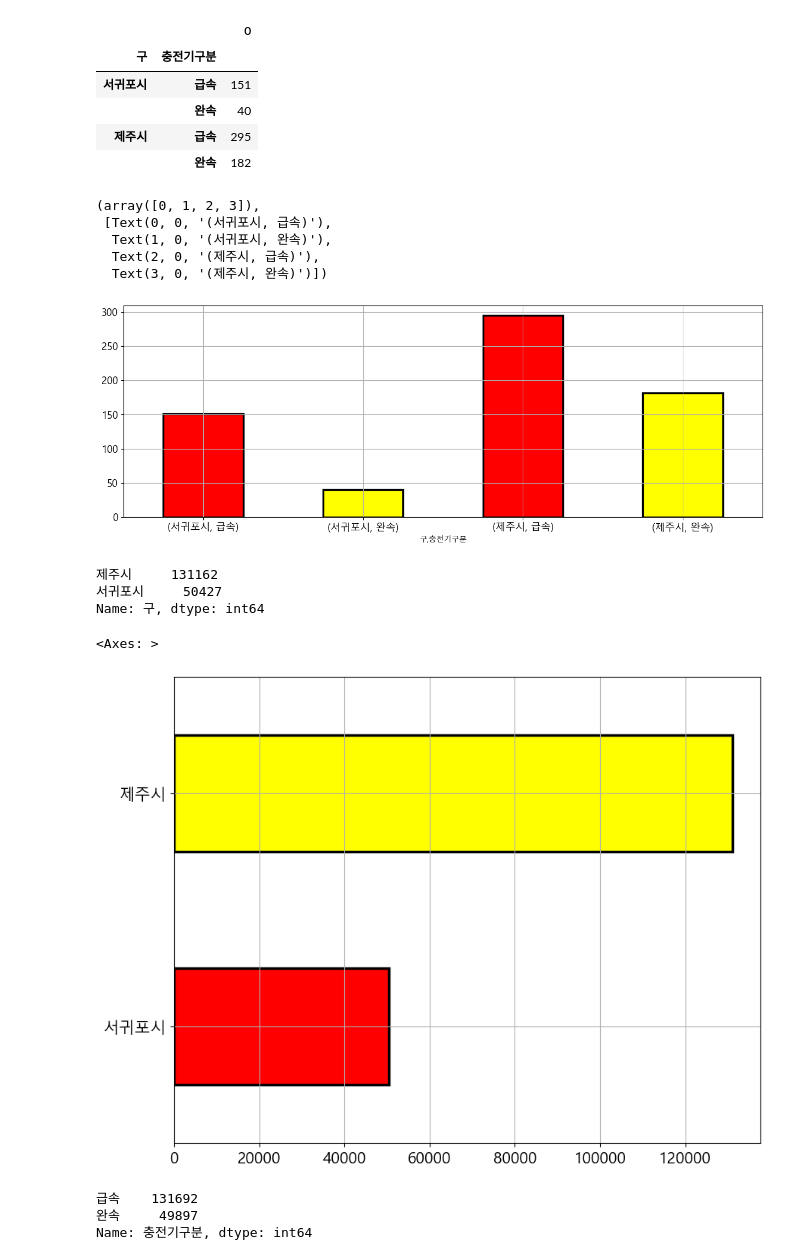
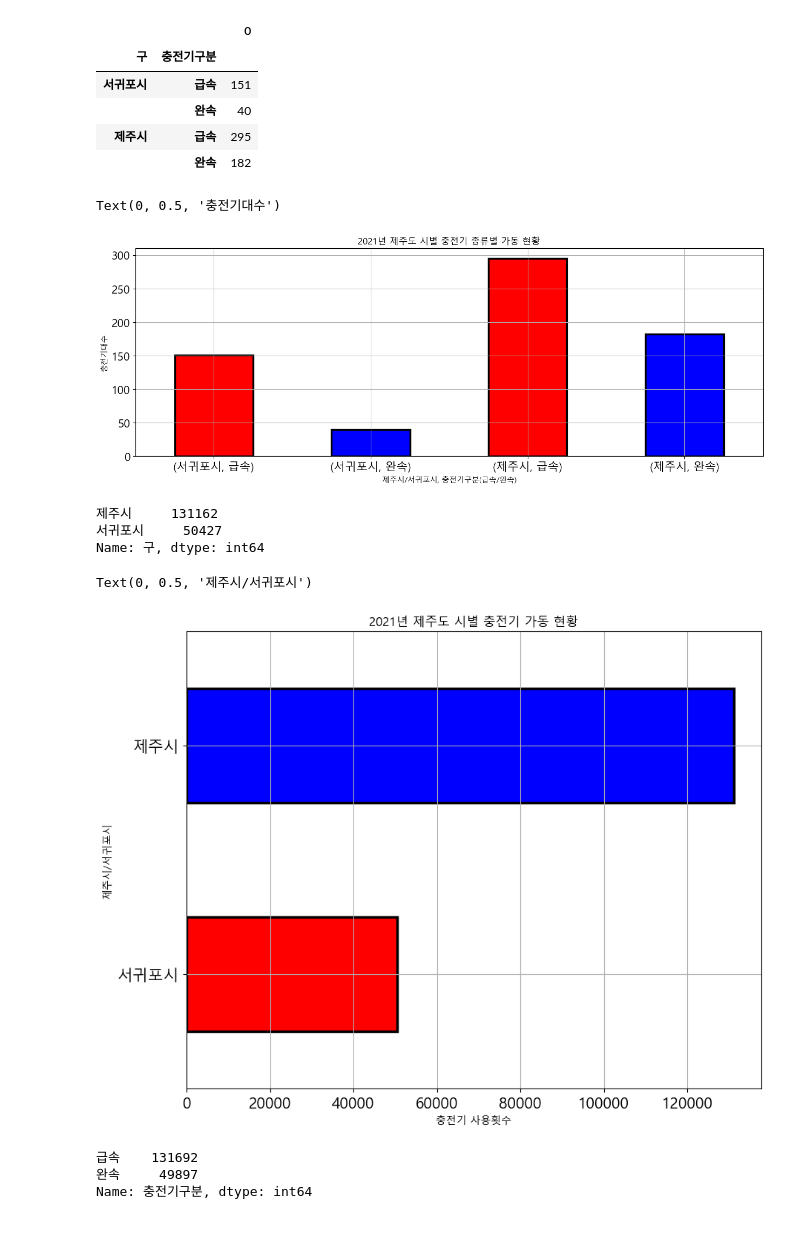
Before and after one commit to YooooSW/project4jo, a Jupyter notebook: chargejeju2021.ipynb, the cells around one changed output. Cells and saved outputs as stored; diff of their text form; code cells hidden in the pictures; blank space fills up the shorter version.

```diff
--- a/chargejeju2021.ipynb
+++ b/chargejeju2021.ipynb
@@ -13,7 +13,7 @@ font_path = "C:/Windows/Fonts/malgun.ttf" # 사용할 폰트명 경로 삽입
 font = font_manager.FontProperties(fname = font_path).get_name()
 rc('font', family = font)
 # %%
-chardatajeju_df = pd.read_excel('제주21년1월부터12월이상치+주소정리.xlsx')
+chardatajeju_df = pd.read_excel('제주21년1월부터12월이상치+주소정리1.xlsx')
 chardatajeju_df
 # %% [output]
 |  | Unnamed: 0 | 본부 | 사업소 | 충전소명 | 충전기 | 충전기ID | 주소 | 충전기구분 | 충전용량 | 충전량 | 충전시간 | ... |
@@ -117,15 +121,14 @@ pd.DataFrame(chargerjeju21_df)
 # 2020년도 제주도 자치구별 충전기 가동 현황을  시각화합니다. (구, 급속, 완속)
 
 chargerjeju21_df.plot.bar()
-chargerjeju21_df.plot.bar(grid=True, color = ['red', 'yellow'], edgecolor = 'black', linewidth = 2.5, figsize=(15,5), fontsize=13)
+chargerjeju21_df.plot.bar(grid=True, color = ['red', 'blue'], edgecolor = 'black', linewidth = 2.5, figsize=(15,5), fontsize=15)
 plt.xticks(rotation = 360)
+plt.title('2021년 제주도 시별 충전기 종류별 가동 현황')
+plt.xlabel('제주시/서귀포시, 충전기구분(급속/완속)')
+plt.ylabel('충전기대수')
 # %% [output]
-(array([0, 1, 2, 3]),
- [Text(0, 0, '(서귀포시, 급속)'),
-  Text(1, 0, '(서귀포시, 완속)'),
-  Text(2, 0, '(제주시, 급속)'),
-  Text(3, 0, '(제주시, 완속)')])
+Text(0, 0.5, '충전기대수')
-[figure, old version]
+[figure, new version]
 # %%
 # 2021년도 전기차충전소 사용빈도(제주시/서귀포시)
 print(chardatajeju_df['구'].value_counts())
@@ -136,12 +139,15 @@ Name: 구, dtype: int64
 # %%
 # 2021년도 제주도 전기차 충전소 사용 빈도 시각화
 
 chargecountjeju21_df = pd.value_counts(chardatajeju_df['구'].values, sort=True, ascending = True)
 chargecountjeju21_df.plot.barh()
-chargecountjeju21_df.plot.barh(grid=True, color = ['red', 'yellow'], edgecolor = 'black', linewidth = 2.5, figsize=(10,8), fontsize=15)
+chargecountjeju21_df.plot.barh(grid=True, color = ['red', 'blue'], edgecolor = 'black', linewidth = 2.5, figsize=(10,8), fontsize=15)
+plt.title('2021년 제주도 시별 충전기 가동 현황')
+plt.xlabel('충전기 사용횟수')
+plt.ylabel('제주시/서귀포시')
 # %% [output]
-<Axes: >
+Text(0, 0.5, '제주시/서귀포시')
-[figure, old version]
+[figure, new version]
 # %%
 # 2021년도 전기차충전소 사용빈도(급속/완속)
 print(chardatajeju_df['충전기구분'].value_counts())
```
Also changed, not shown: parts of 27 cells of this notebook, 15 other files.
